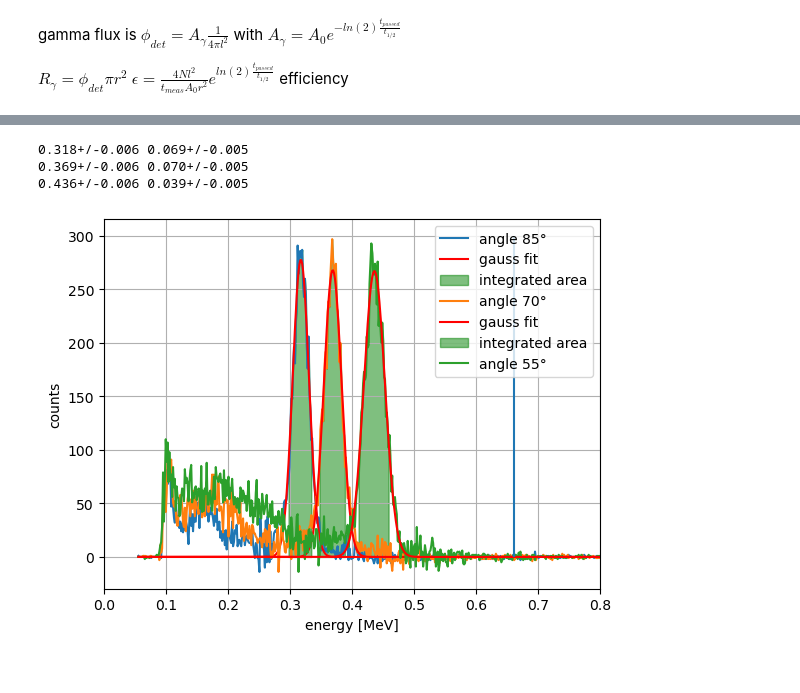
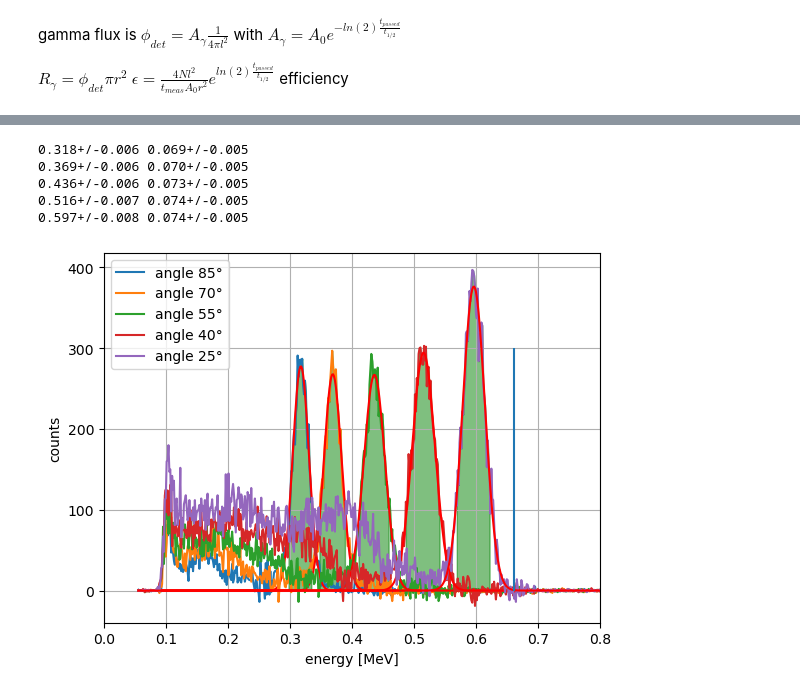
Before and after one commit to HerbertderGrosse/P3, a Jupyter notebook: Compton/compton.ipynb, the cells around one changed output, grey strips where cells are left out. Drawn from its saved outputs; the diff is of its cells as text; code cells hidden in the pictures.

```diff
--- a/Compton/compton.ipynb
+++ b/Compton/compton.ipynb
@@ -104,29 +104,38 @@ efficiency
 from tools import *
 files=[
     #[Path("Co57.txt"), [[20,80,0], [100,200,0]], [300, 300, 0.744, 4]],
-       [Path("Cs137RP477.txt"), [[750,1000,0]], [300, 1.22e5,  30.2, 23/365]],
-       [Path("Na22AC9255.txt"), [[500,700,10],[1500,1700,0]], [300, 4.28e3, 2.6, 23/365]],
-       [Path("Co60Ao2211.txt"), [[1400,1700,10],[1700,1900,0]] , [600, 4.01e4, 5.27, 23/365]]]
+       [Path("Cs137RP477.txt"), [[750,1000,0,0.944]], [300, 2.58e5,  30.2, 23/365]],
+       [Path("Na22AC9255.txt"), [[500,700,10,1.8],[1500,1700,0,1]], [300, 4.28e3, 2.6, 23/365]],
+       [Path("Co60Ao2211.txt"), [[1400,1700,10,1],[1700,1900,0,1]] , [600, 4.01e4, 5.27, 23/365]]]
 file=Path("Co60Ao2211.dat")
 binSize=2
 nBins=1000
 
-def efficiency(N, t, A_0,t_2, t_sample):
+def efficiency(N, t, A_0,t_2, t_sample,uncertainty=False):
+    if not isinstance(N, ufloat):
+        N=u.ufloat(N,0)
     l=0.208
     r=0.0255
-    return (4*N*l**2)*np.exp(np.log(2)*t_sample/t_2)/(t*A_0*r**2)
+    if uncertainty:
+        return (4*N.s*l**2)*np.exp(np.log(2)*t_sample/t_2)/(t*A_0*r**2)
+    return (4*N.n*l**2)*np.exp(np.log(2)*t_sample/t_2)/(t*A_0*r**2)
+
 
 eff_pairs=[]
+eff_uncertainty= []
 for file, lists, dat in files:
     bin_centers,n1 = getfromtxt(directory/file)
 
     plt.fill_between(bin_centers, n1,label="spektrum")
     try:
         for list in lists:
+            activity = dat[1]*list[3]
+
             x,y,z=gauss_fit(bin_centers,n1,list[0],list[1],list[2])
             peak=integrate(bin_centers,n1,x,y,z)
-            print("Efficiency for ",convertChannel(x),"MeV:",efficiency(peak, dat[0], dat[1], dat[2], dat[3]))
-            eff_pairs.append([convertChannel(x),efficiency(peak, dat[0], dat[1], dat[2], dat[3]), (str(file).split(".") )[0]])
+            print("Efficiency for ",convertChannel(x),"MeV:",efficiency(peak, dat[0], activity, dat[2], dat[3]))
+            eff_pairs.append([convertChannel(x),efficiency(peak, dat[0], activity, dat[2], dat[3]), (str(file).split(".") )[0]])
+            eff_uncertainty.append([convertChannel(y), efficiency(u.ufloat(peak,peak*x/y), dat[0], activity, dat[2], dat[3],True)])
 
     except Exception as  e:
         print(e)
@@ -135,7 +144,7 @@ for file, lists, dat in files:
     plt.legend()
     plt.show();
 for pair in eff_pairs:
-    plt.plot(pair[0],pair[1],"*",label=pair[2])
+    plt.plot(pair[0],pair[1],"x",label=pair[2])
 plt.title("detector efficiency at different energies")
 plt.xlabel("Energy [MeV]")
 plt.ylabel("efficiency")
@@ -200,32 +251,42 @@ done
 # %%
 
 energy_list=[]
+energy2_list=[]
+
 event_list=[]
 
 labellist=[85,70,55,40,25]
-fit_list=[[300, 400 ], [400, 500 ], [500, 700 ], [500, 700 ], [500, 700 ],]
+fit_list=[[300, 400 ], [400, 500 ], [500, 700 ], [600, 700 ], [700, 800 ]]
 for i in range(0,len(target_list)):
+
     plt.plot(convertChannel((target_list[i][1])[:-1]),  (target_list[i][0]-background_list[i][0]), label="angle "+str(labellist[i])+"°" )
-    plt.legend()
     bin_centers,n1=(target_list[i][1])[:-1],  (target_list[i][0]-background_list[i][0]),
-    x,y,z=gauss_fit(bin_centers,n1, fit_list[i][0], fit_list[i][1], func=convertChannel)
-    energy=u.ufloat(convertChannel(x,True).n,convertChannel(x,True).s+convertChannel(y))
+    x,y,z=gauss_fit(bin_centers,n1, fit_list[i][0], fit_list[i][1], func=convertChannel,label=False)
+    y=np.abs(y)
+    energy=u.ufloat(convertChannel(x,True).n,convertChannel(y))
+    energy2=u.ufloat(convertChannel(x,True).n,np.sqrt(convertChannel(x)))
+
     energy_list.append(energy)
+    energy2_list.append(energy2)
+
     print(convertChannel(x,True),convertChannel(y,True))
-    peak=integrate(bin_centers,n1,x,y,z,func=convertChannel)
+    peak=integrate(bin_centers,n1,x,y,z,func=convertChannel,label=False)
     event_list.append(peak)
 plt.grid(1)
+plt.legend()
 plt.xlim(0,0.8)
 plt.xlabel("energy [MeV]")
-plt.vlines(0.662,0,300)
+plt.vlines(0.662,0,300,label="energy at 0°")
 plt.ylabel("counts")
 
 plt.show()
 # %% [output]
 0.318+/-0.006 0.069+/-0.005
 0.369+/-0.006 0.070+/-0.005
-0.436+/-0.006 0.039+/-0.005
+0.436+/-0.006 0.073+/-0.005
+0.516+/-0.007 0.074+/-0.005
+0.597+/-0.008 0.074+/-0.005
-[figure, old version]
+[figure, new version]
 # %% [markdown]
 $\frac{d\phi}{d\Omega}=\frac{R(\Delta \Omega)}{\Delta \Omega}\cdot \frac{1}{\phi_0 n}\frac{1}{\epsilon}$
 
```
Also changed, not shown: parts of 7 cells of this notebook, 1 other file.
